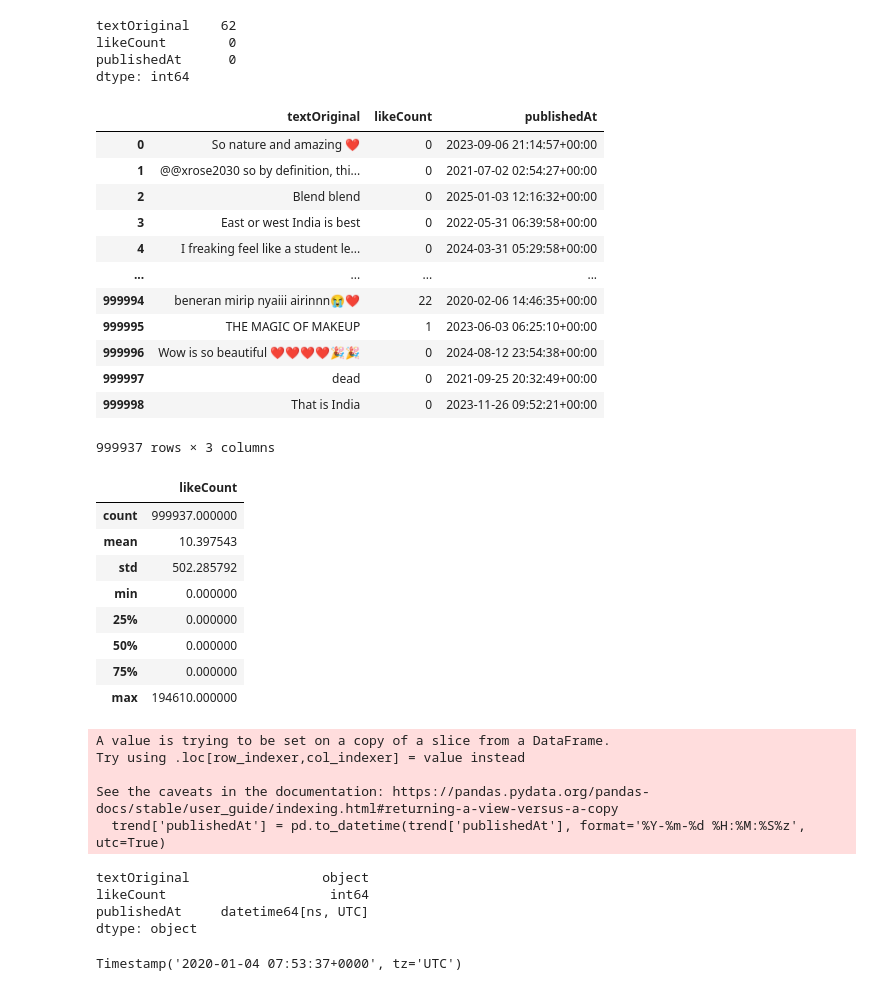
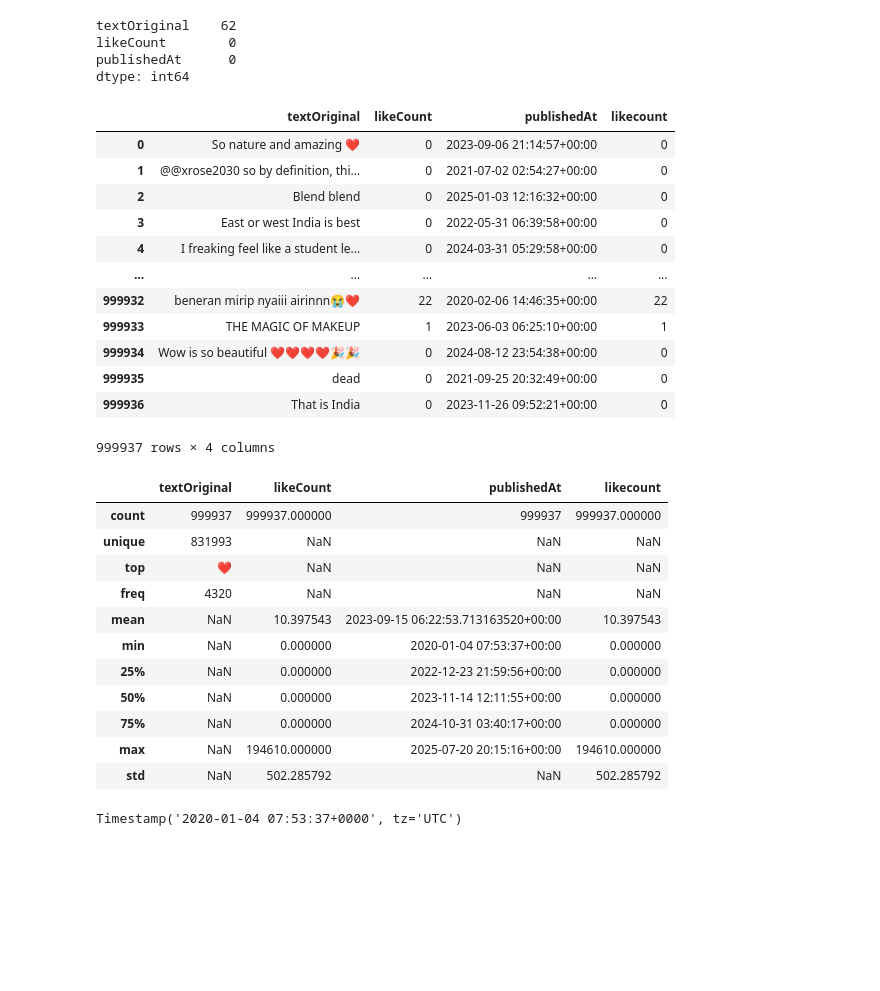
Before and after one commit to wche0224/GPTWarriors_FirstSubmission_Datathon2025, a Jupyter notebook: commentShiXuan.ipynb, the cells around one changed output. Cells and saved outputs as stored; diff of their text form; code cells hidden in the pictures; blank space fills up the shorter version.

```diff
--- a/commentShiXuan.ipynb
+++ b/commentShiXuan.ipynb
@@ -4,7 +4,7 @@ import pandas as pd
 import numpy as np
 from datetime import datetime
 # %%
-df4 = pd.read_csv("C:\Datathon\dataset\comments4.csv")
+df4 = pd.read_csv("C:\Datathon\GPTWarriors_FirstSubmission_Datathon2025\comments4.csv")
 df4.shape
 # %% [output]
 (999999, 10)
@@ -52,7 +52,7 @@ publishedAt         object
 updatedAt           object
 dtype: object
 # %%
-trend = df4[["textOriginal", "likeCount", "publishedAt"]]
+trend = df4[["textOriginal", "likeCount", "publishedAt"]].copy()
 trend
 # %% [output]
 |  | textOriginal | likeCount | publishedAt |
@@ -68,6 +68,9 @@ trend
 | 999997 | dead | 0 | 2021-09-25 20:32:49+00:00 |
 | 999998 | That is India | 0 | 2023-11-26 09:52:21+00:00 |
 999999 rows × 3 columns
+# %%
+trend['likeCount'] = pd.to_numeric(trend['likeCount'], errors='coerce')
+trend['publishedAt'] = pd.to_datetime(trend['publishedAt'], errors='coerce', utc=True)
 # %%
 trend.isnull().sum()
 # %% [output]
@@ -76,47 +79,38 @@ likeCount        0
 publishedAt      0
 dtype: int64
 # %%
-trend = trend.dropna(subset=["textOriginal"])
+trend = trend.dropna(subset=["textOriginal", "publishedAt"]).reset_index(drop=True)
+trend["likecount"] = trend["likeCount"].fillna(0).astype('int64')
 trend
 # %% [output]
-|  | textOriginal | likeCount | publishedAt |
-| 0 | So nature and amazing ❤ | 0 | 2023-09-06 21:14:57+00:00 |
-| 1 | @@xrose2030 so by definition, thi... | 0 | 2021-07-02 02:54:27+00:00 |
-| 2 | Blend blend | 0 | 2025-01-03 12:16:32+00:00 |
-| 3 | East or west India is best | 0 | 2022-05-31 06:39:58+00:00 |
-| 4 | I freaking feel like a student le... | 0 | 2024-03-31 05:29:58+00:00 |
-| ... | ... | ... | ... |
-| 999994 | beneran mirip nyaiii airinnn😭❤️ | 22 | 2020-02-06 14:46:35+00:00 |
-| 999995 | THE MAGIC OF MAKEUP | 1 | 2023-06-03 06:25:10+00:00 |
-| 999996 | Wow is so beautiful ❤️❤️❤️❤️🎉🎉 | 0 | 2024-08-12 23:54:38+00:00 |
-| 999997 | dead | 0 | 2021-09-25 20:32:49+00:00 |
-| 999998 | That is India | 0 | 2023-11-26 09:52:21+00:00 |
+|  | textOriginal | likeCount | publishedAt | likecount |
+| 0 | So nature and amazing ❤ | 0 | 2023-09-06 21:14:57+00:00 | 0 |
+| 1 | @@xrose2030 so by definition, thi... | 0 | 2021-07-02 02:54:27+00:00 | 0 |
+| 2 | Blend blend | 0 | 2025-01-03 12:16:32+00:00 | 0 |
+| 3 | East or west India is best | 0 | 2022-05-31 06:39:58+00:00 | 0 |
+| 4 | I freaking feel like a student le... | 0 | 2024-03-31 05:29:58+00:00 | 0 |
+| ... | ... | ... | ... | ... |
+| 999932 | beneran mirip nyaiii airinnn😭❤️ | 22 | 2020-02-06 14:46:35+00:00 | 22 |
+| 999933 | THE MAGIC OF MAKEUP | 1 | 2023-06-03 06:25:10+00:00 | 1 |
+| 999934 | Wow is so beautiful ❤️❤️❤️❤️🎉🎉 | 0 | 2024-08-12 23:54:38+00:00 | 0 |
+| 999935 | dead | 0 | 2021-09-25 20:32:49+00:00 | 0 |
+| 999936 | That is India | 0 | 2023-11-26 09:52:21+00:00 | 0 |
-999937 rows × 3 columns
+999937 rows × 4 columns
 # %%
-trend.describe()
+trend.describe(include='all')
 # %% [output]
-|  | likeCount |
-| count | 999937.000000 |
-| mean | 10.397543 |
-| std | 502.285792 |
-| min | 0.000000 |
-| 25% | 0.000000 |
-| 50% | 0.000000 |
-| 75% | 0.000000 |
-| max | 194610.000000 |
+|  | textOriginal | likeCount | publishedAt | likecount |
+| count | 999937 | 999937.000000 | 999937 | 999937.000000 |
+| unique | 831993 | NaN | NaN | NaN |
+| top | ❤ | NaN | NaN | NaN |
+| freq | 4320 | NaN | NaN | NaN |
+| mean | NaN | 10.397543 | 2023-09-15 06:22:53.713163520+00:00 | 10.397543 |
+| min | NaN | 0.000000 | 2020-01-04 07:53:37+00:00 | 0.000000 |
+| 25% | NaN | 0.000000 | 2022-12-23 21:59:56+00:00 | 0.000000 |
+| 50% | NaN | 0.000000 | 2023-11-14 12:11:55+00:00 | 0.000000 |
+| 75% | NaN | 0.000000 | 2024-10-31 03:40:17+00:00 | 0.000000 |
+| max | NaN | 194610.000000 | 2025-07-20 20:15:16+00:00 | 194610.000000 |
+| std | NaN | 502.285792 | NaN | 502.285792 |
-# %%
-trend['publishedAt'] = pd.to_datetime(trend['publishedAt'], format='%Y-%m-%d %H:%M:%S%z', utc=True)
-trend.dtypes
-# %% [output]
-A value is trying to be set on a copy of a slice from a DataFrame.
-Try using .loc[row_indexer,col_indexer] = value instead
-
-See the caveats in the documentation: https://pandas.pydata.org/pandas-docs/stable/user_guide/indexing.html#returning-a-view-versus-a-copy
-  trend['publishedAt'] = pd.to_datetime(trend['publishedAt'], format='%Y-%m-%d %H:%M:%S%z', utc=True)
-textOriginal                 object
-likeCount                     int64
-publishedAt     datetime64[ns, UTC]
-dtype: object
 # %%
 oldest = trend['publishedAt'].min()
 newest = trend['publishedAt'].max()
```
Also changed, not shown: parts of 3 cells of this notebook.
